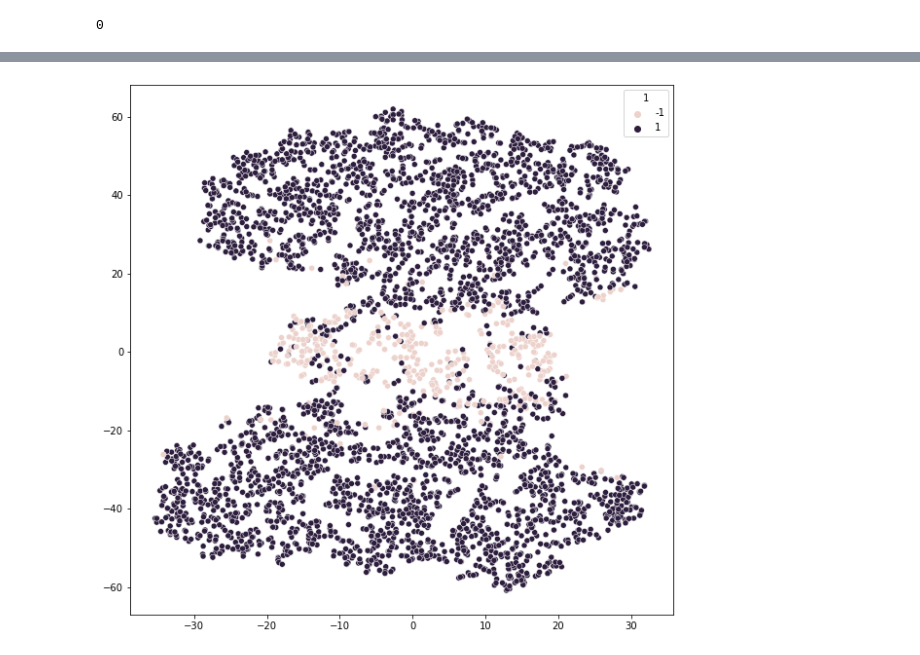
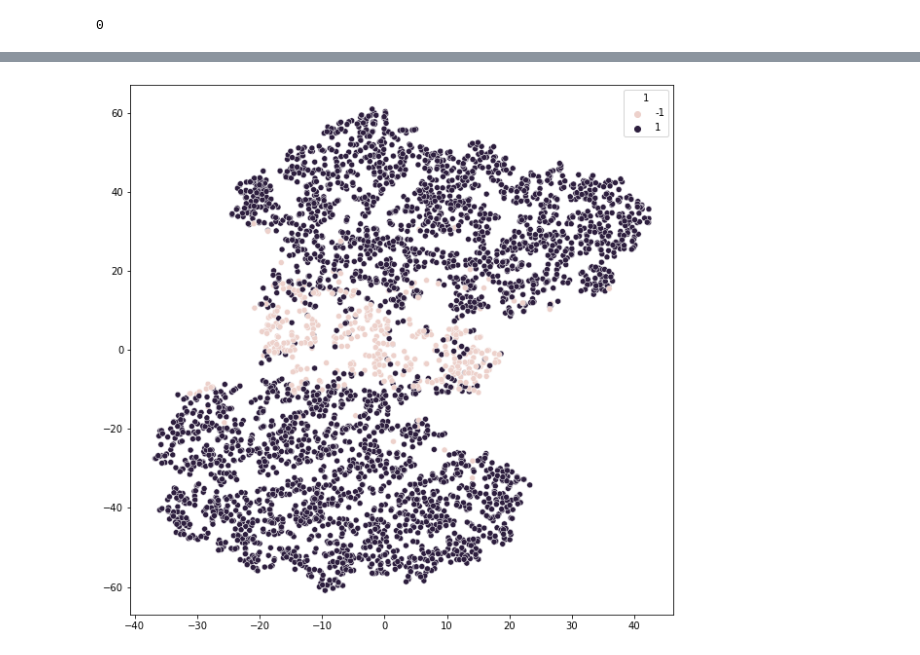
Before and after one commit to mikolaj1244/ML_predict_labels, a Jupyter notebook: EDA.ipynb, the cells around one changed output, grey strips where cells are left out. Drawn from its saved outputs; the diff is of its cells as text; code cells hidden in the pictures.

```diff
--- a/EDA.ipynb
+++ b/EDA.ipynb
@@ -16,7 +11,7 @@ from sklearn.svm import OneClassSVM
 # %%
-X_train = pd.read_csv('train_data.csv')
-X_test = pd.read_csv('test_data.csv')
-y_train = pd.read_csv('train_labels.csv')
+X = pd.read_csv('train_data.csv')
+X_t = pd.read_csv('test_data.csv')
+y = pd.read_csv('train_labels.csv')
 # %%
 train_data.describe()
 # %% [output]
@@ -151,13 +72,12 @@ sns.scatterplot(x=pca_tsne[:, 0],
 # %%
-%%timeit -r1 -n1
 pca_tsne = Pipeline([
     ("pca", PCA(n_components=0.95, random_state=42)),
-    ("tsne", TSNE(n_components=2, random_state=42)),
+    ("tsne", TSNE(n_components=2, random_state=42,learning_rate=100, perplexity=50))
 ])
-pca_tsne = pca_tsne.fit_transform(X_std)
+pca_tsne = pca_tsne.fit_transform(X)
 fig = plt.figure(figsize=(10, 10))
-sns.scatterplot(x=X_tsne[:, 0],
-                y=X_tsne[:, 1],
+sns.scatterplot(x=pca_tsne[:, 0],
+                y=pca_tsne[:, 1],
                 legend=True,
-                hue=train_labels['1'])
+                hue=y['1'])
 # %% [output]
@@ -165 +85 @@ sns.scatterplot(x=X_tsne[:, 0],
-[figure, old version]
+[figure, new version]
```
Also changed, not shown: parts of 11 cells of this notebook.
